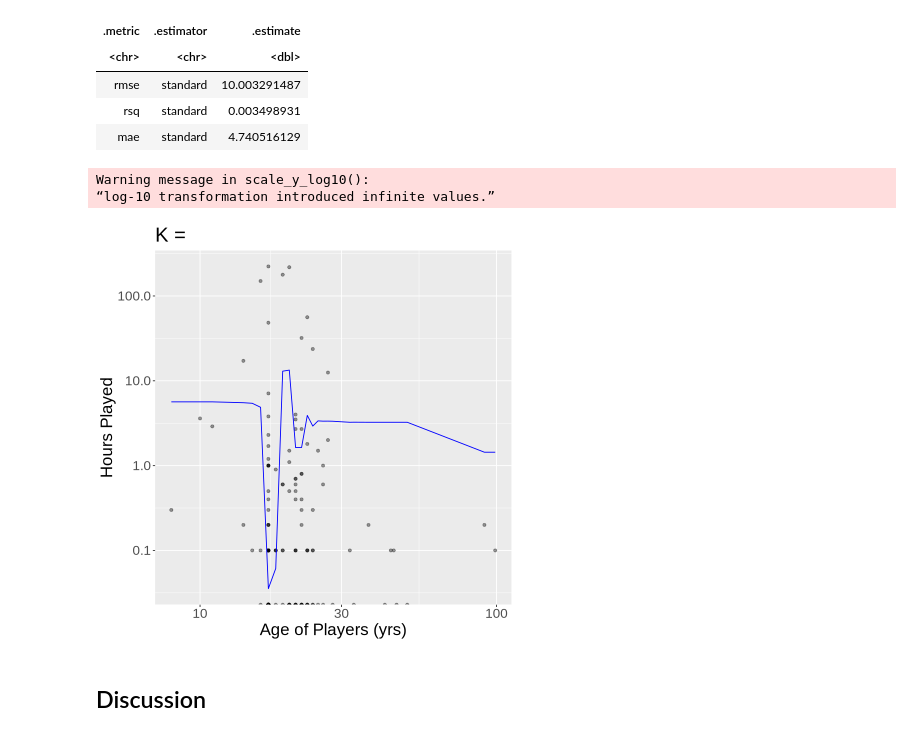
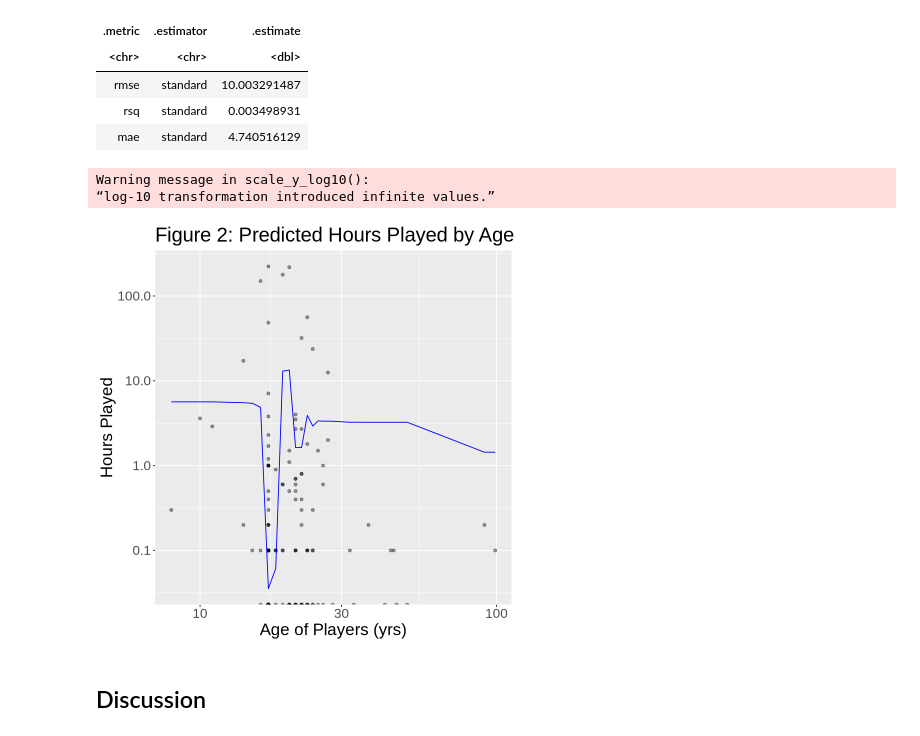
Before and after one commit to alicezh12/Project-Final-Report, a Jupyter notebook: final_project.ipynb, the cells around one changed output. Cells and saved outputs as stored; diff of their text form; code cells hidden in the pictures.

```diff
--- a/final_project.ipynb
+++ b/final_project.ipynb
@@ -266,23 +233,23 @@ A tibble: 3 × 3
 # %%
 players_preds <- players_best_fit |>
                 predict(players_training) |>
                 bind_cols(players_training)
 
 age_plot <- ggplot(players_preds, aes(x = age, y = played_hours)) +
 scale_x_log10() +
 scale_y_log10() +
             geom_point(alpha = 0.4) +
             xlab("Age of Players (yrs)") +
             ylab("Hours Played") +
             geom_line(data = players_preds, aes(x = age, y = .pred), color = "blue") +
-            ggtitle("K = ") +
+            ggtitle("Figure 2: Predicted Hours Played by Age") +
             theme(text = element_text(size = 20))
 
 age_plot
 # %% [output]
 Warning message in scale_y_log10():
 “log-10 transformation introduced infinite values.”
-[figure, old version]
+[figure, new version]
 # %% [markdown]
 ## Discussion
 # %%
```
Also changed, not shown: parts of 7 cells of this notebook.
